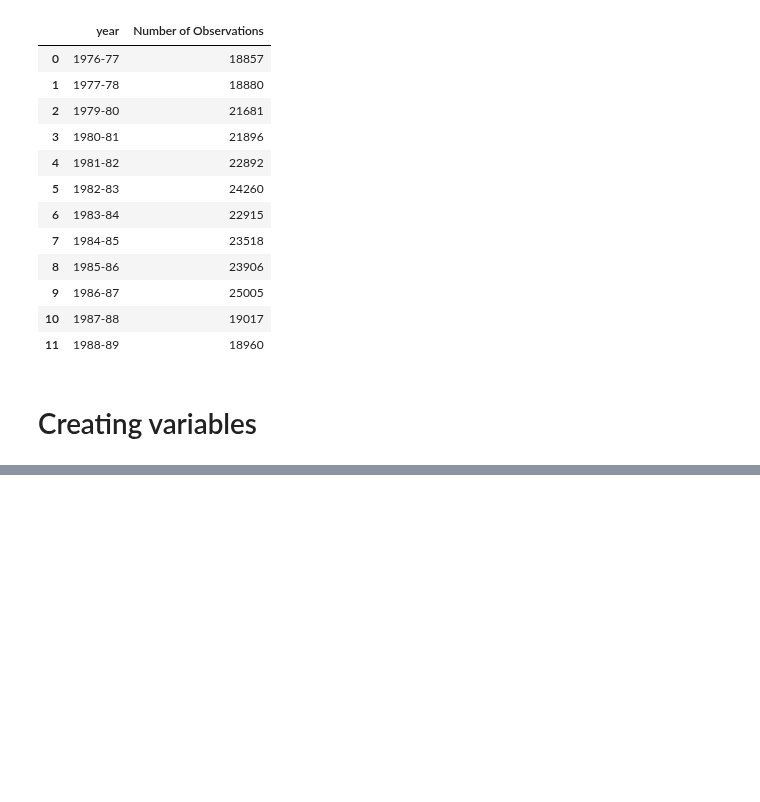
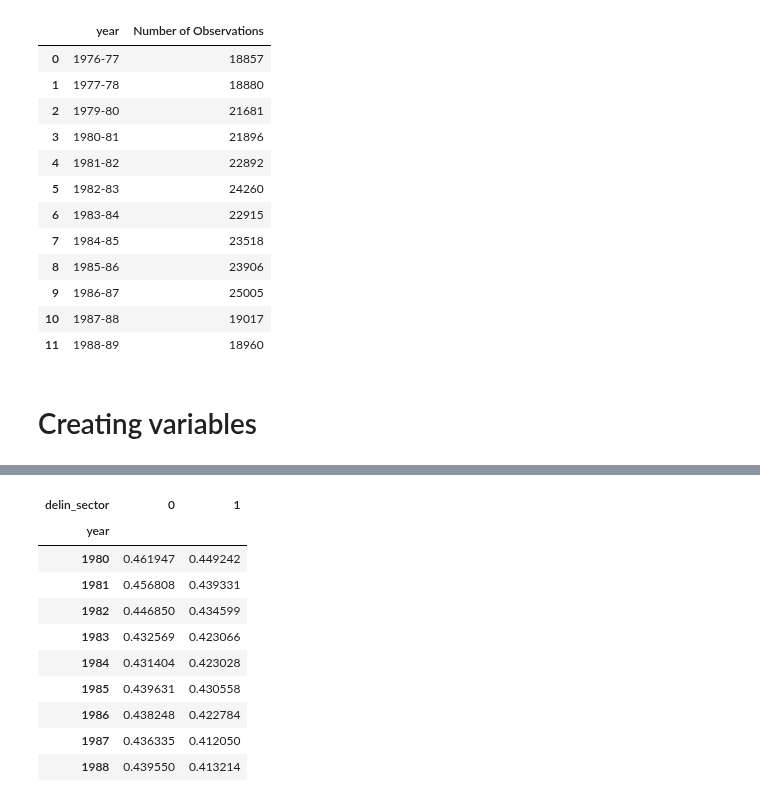
Before and after one commit to kabeerbora/1980s_delin, a Jupyter notebook: 1980s_delicensing.ipynb, the cells around one changed output, grey strips where cells are left out. Cells and saved outputs as stored; diff of their text form; code cells hidden in the pictures; blank space fills up the shorter version.

```diff
--- a/1980s_delicensing.ipynb
+++ b/1980s_delicensing.ipynb
@@ -171,0 +207,15 @@ df_new = df_new.rename(columns={'Ownership Code' : 'ownership', 'Wages to Worker
+# %%
+average_rop_by_delin_sector_year = df_new.groupby(['year', 'delin_sector'])['rop'].mean().unstack()
+average_rop_by_delin_sector_year
+# %% [output]
+| delin_sector | 0 | 1 |
+| year |  |  |
+| 1980 | 0.461947 | 0.449242 |
+| 1981 | 0.456808 | 0.439331 |
+| 1982 | 0.446850 | 0.434599 |
+| 1983 | 0.432569 | 0.423066 |
+| 1984 | 0.431404 | 0.423028 |
+| 1985 | 0.439631 | 0.430558 |
+| 1986 | 0.438248 | 0.422784 |
+| 1987 | 0.436335 | 0.412050 |
+| 1988 | 0.439550 | 0.413214 |
```
Also changed, not shown: parts of 9 cells of this notebook.
